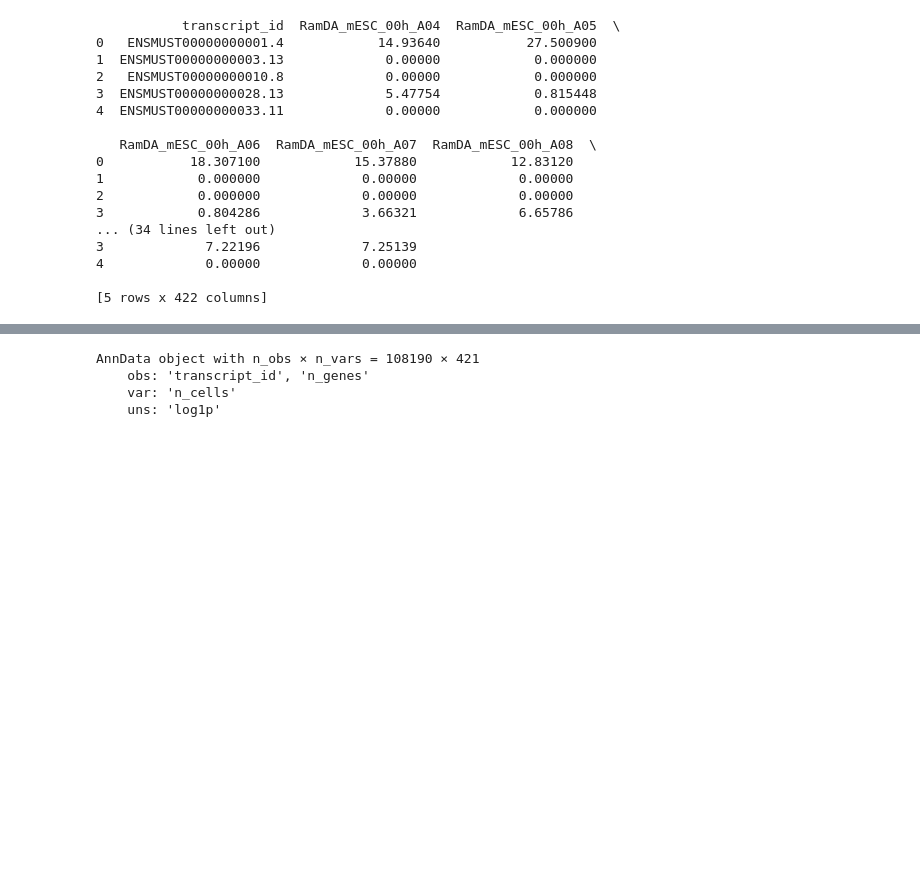
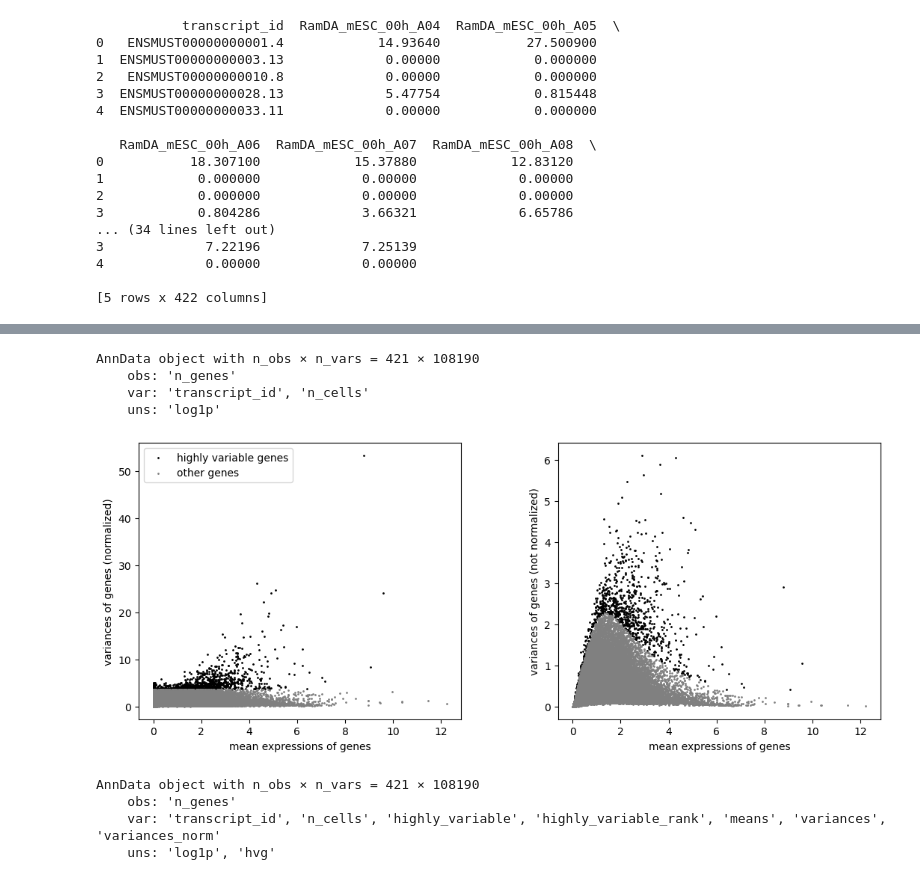
Before and after one commit to younggun339/GRACE_Test, a Jupyter notebook: example/mESC1/prepro.ipynb, the cells around one changed output, grey strips where cells are left out. Saved outputs shown, nothing was run; the diff lists cells and outputs as text; code cells hidden in the pictures; blank space fills up the shorter version.

Commit message:
왜 자꾸 421개.. 그것도 하필 cell 갯수와 같은 유전자만 변이 정도가 나오나했더니 scanpy의 highly_variable_gene에서는 행이 cell이고 열이 gene이어야해서 전치해야하더라...

```diff
--- a/example/mESC1/prepro.ipynb
+++ b/example/mESC1/prepro.ipynb
@@ -140,7 +123,9 @@ print(transcript_ids)
+# %%
+numeric_data = numeric_data.T
 # %%
 import scanpy as sc
 # AnnData 객체 생성
 adata = sc.AnnData(X=numeric_data)
 # %%
 # transcript_id를 adata.obs에 추가
-adata.obs['transcript_id'] = transcript_ids
+adata.var['transcript_id'] = transcript_ids
@@ -185,7 +145,7 @@ from statsmodels.stats.multitest import multipletests
 # %%
 print(adata_CPM)
 # %% [output]
-AnnData object with n_obs × n_vars = 108190 × 421
-    obs: 'transcript_id', 'n_genes'
-    var: 'n_cells'
+AnnData object with n_obs × n_vars = 421 × 108190
+    obs: 'n_genes'
+    var: 'transcript_id', 'n_cells'
     uns: 'log1p'
@@ -191,0 +155,11 @@ AnnData object with n_obs × n_vars = 108190 × 421
+# %%
+sc.pl.highly_variable_genes(adata_CPM)
+# %% [output]
+[figure, added]
+# %%
+print(adata_CPM)
+# %% [output]
+AnnData object with n_obs × n_vars = 421 × 108190
+    obs: 'n_genes'
+    var: 'transcript_id', 'n_cells', 'highly_variable', 'highly_variable_rank', 'means', 'variances', 'variances_norm'
+    uns: 'log1p', 'hvg'
```
Also changed, not shown: parts of 11 cells of this notebook, 2 other files.
